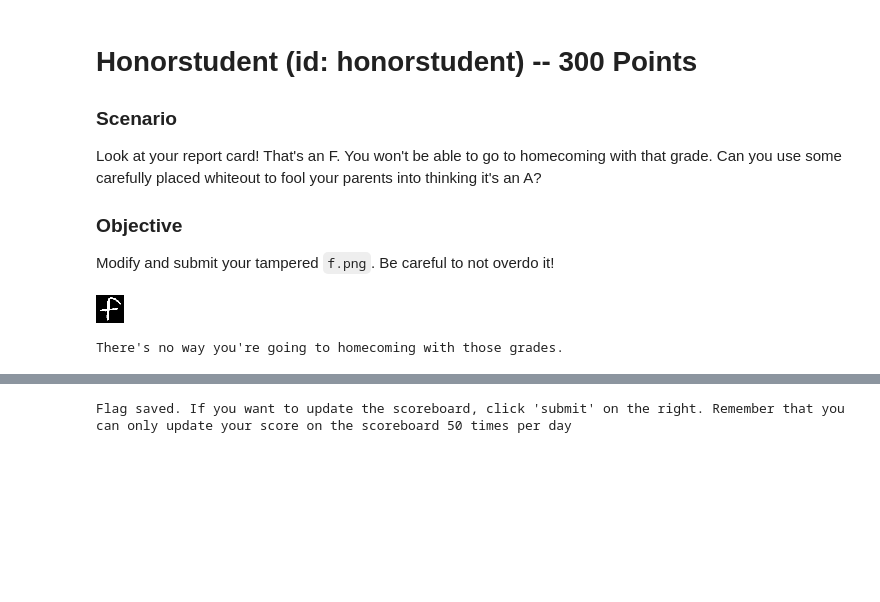
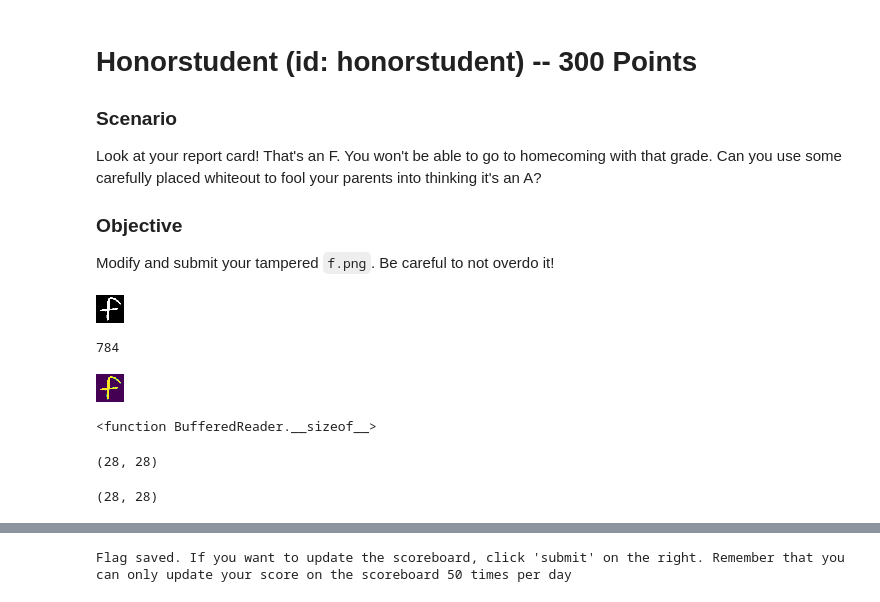
Before and after one commit to renaudjmathieu/Kaggle, a Jupyter notebook: DEFCON AI Village Capture-the-Flag (CTF)/getting-started.ipynb, the cells around one changed output, grey strips where cells are left out. Drawn from its saved outputs; the diff is of its cells as text; code cells hidden in the pictures; blank space fills up the shorter version.

```diff
--- a/DEFCON AI Village Capture-the-Flag (CTF)/getting-started.ipynb
+++ b/DEFCON AI Village Capture-the-Flag (CTF)/getting-started.ipynb
@@ -237,3 +237,9 @@ Modify and submit your tampered `f.png`. Be careful to not overdo it!
 Ima(filename=f'{dir_name}/honorstudent/f.png')
 # %% [output]
 [figure]
+# %%
+from matplotlib.image import imread
+image = imread(os.path.join(f'{dir_name}/honorstudent', 'f.png'))
+image.shape
+# %% [output]
+784
@@ -240,11 +249,19 @@ Ima(filename=f'{dir_name}/honorstudent/f.png')
+# %%
+Ima(filename=f'{dir_name}/honorstudent/f2.png')
+# %% [output]
+[figure, added]
 # %%
-# Submission Helper
-
-with open(f"{dir_name}/honorstudent/f.png", "rb") as f:
+with open(f"{dir_name}/honorstudent/f2.png", "rb") as f:
     try:
-        r = requests.post("https://honorstudent.fly.dev/score", files={"data_file": f})
-        print(r.text)
+        files = f
     except requests.exceptions.ConnectionError:
         print("Connection problems. Contact the CTF organizers.")
 # %% [output]
-There's no way you're going to homecoming with those grades.
+<function BufferedReader.__sizeof__>
+# %%
+#load f.png then display it
+from matplotlib.image import imread
+image = imread(os.path.join(f'{dir_name}/honorstudent', 'f.png'))
+image.shape
+# %% [output]
+(28, 28)
@@ -250,0 +282,12 @@ There's no way you're going to homecoming with those grades.
+# %%
+image_array = np.array(image)
+
+#reduce dimensions of image_array
+image_array = image_array[:,:,0]
+
+
+print(image_array.shape)
+#write image_array to a file
+np.savetxt(os.path.join(f'{dir_name}/honorstudent', 'f.txt'), image_array, fmt='%d')
+# %% [output]
+(28, 28)
```
Also changed, not shown: parts of 13 cells of this notebook, 1 other file.
